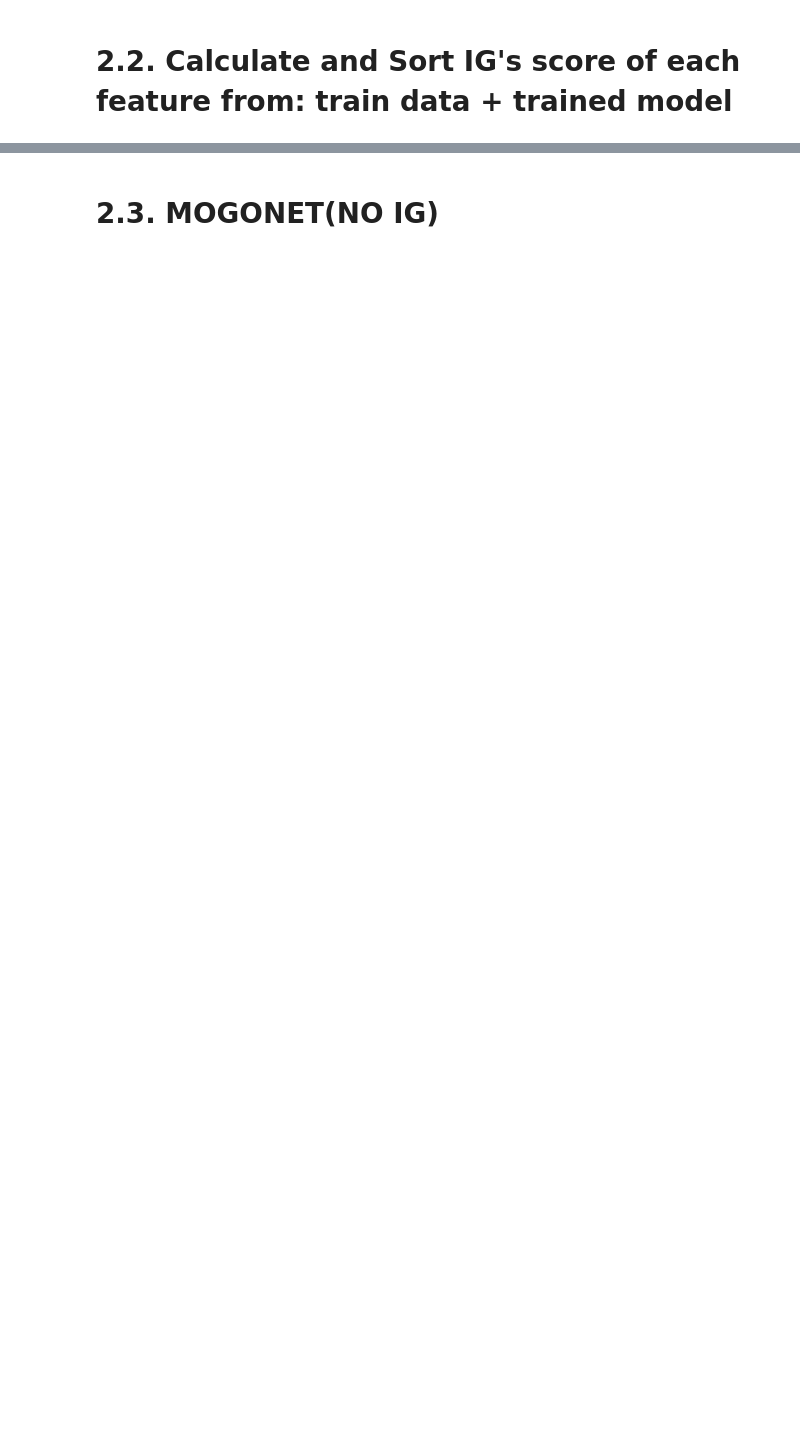
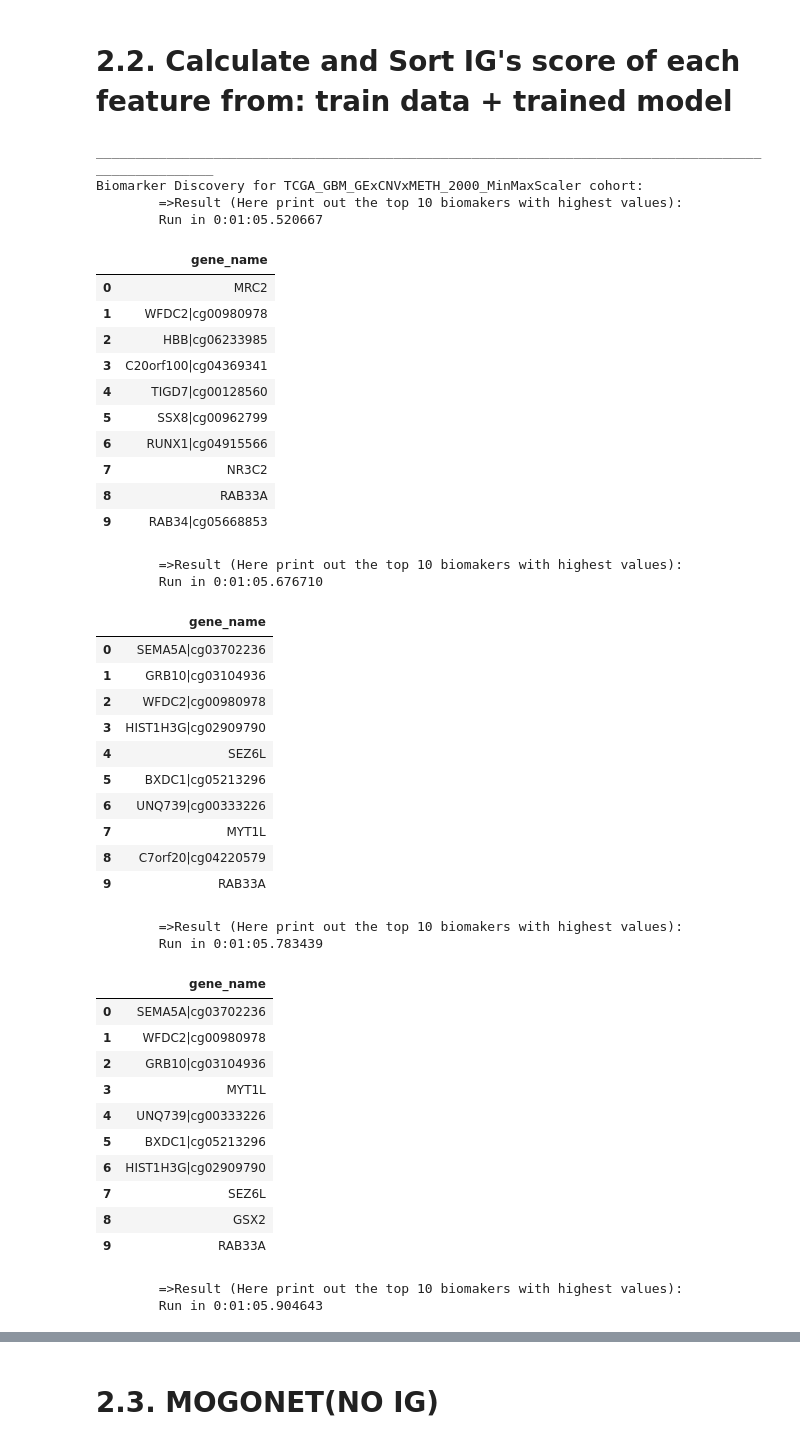
Before and after one commit to t1hachane/nckh_2025, a Jupyter notebook: xai-mmd.ipynb, the cells around one changed output, grey strips where cells are left out. Saved outputs shown, nothing was run; the diff lists cells and outputs as text; code cells hidden in the pictures; blank space fills up the shorter version.

```diff
--- a/xai-mmd.ipynb
+++ b/xai-mmd.ipynb
@@ -145,18 +143,18 @@ idx_list = list(range(1,num_models+1))
 view_list = [1,2,3]
 
 # Hyperparameters
-num_epoch= 1500
+num_epoch= 800
 # lr_e = 1e-4
-lr = 1e-4
+lr = 7.000000000000001e-05
 # dim_he_list=[250,300,150]
 hidden_dim = [1000]
-patience=200
+patience=190
 verbose = False
 
 retrain=True
 bool_using_early_stopping = True
 verbose = False
-print_hyper = True
+print_hyper = False
 Run_MMD = True
 testonly = False
 # %%
@@ -431,7 +429,7 @@ if retrain:
             '{postfix_tr}' '{postfix_te}' '{model_folder_idx}' \
             '{view_list}' '{num_epoch}'  '{lr}'  '{testonly}' \
             '{hidden_dim}' '{print_hyper}' \
-            '{patience}' '{verbose}'
+            '{patience}' '{verbose}' '{model_folder}'
         print('*'*100)
 else:
     model_folder = f'/kaggle/input/{dataset_name}/models'
@@ -698,11 +726,55 @@ def export_biomarker_file(list_concerned_type_baseline, list_concerned_type_data
     print()
     return list_biomakers_file_loc
 # %%
-# list_concerned_type_baseline = ['zeros', 'micro_means', 'macro_means', 'dict_default_micro_means', 'dict_default_macro_means']
-list_concerned_type_baseline = ['zeros']
+list_concerned_type_baseline = ['zeros', 'micro_means', 'macro_means', 'dict_default_micro_means', 'dict_default_macro_means']
+# list_concerned_type_baseline = ['zeros']
 list_concerned_type_data = ['tr']
 list_concerned_num_models = [num_models]
 
 n_steps=100
 
 list_biomakers_file_loc = export_biomarker_file(list_concerned_type_baseline, list_concerned_type_data, list_concerned_num_models, biomarkers_folder, n_steps)
+# %% [output]
+____________________________________________________________________________________________________
+Biomarker Discovery for TCGA_GBM_GExCNVxMETH_2000_MinMaxScaler cohort:
+        =>Result (Here print out the top 10 biomakers with highest values):
+        Run in 0:01:05.520667
+|  | gene_name |
+| 0 | MRC2 |
+| 1 | WFDC2|cg00980978 |
+| 2 | HBB|cg06233985 |
+| 3 | C20orf100|cg04369341 |
+| 4 | TIGD7|cg00128560 |
+| 5 | SSX8|cg00962799 |
+| 6 | RUNX1|cg04915566 |
+| 7 | NR3C2 |
+| 8 | RAB33A |
+| 9 | RAB34|cg05668853 |
+        =>Result (Here print out the top 10 biomakers with highest values):
+        Run in 0:01:05.676710
+|  | gene_name |
+| 0 | SEMA5A|cg03702236 |
+| 1 | GRB10|cg03104936 |
+| 2 | WFDC2|cg00980978 |
+| 3 | HIST1H3G|cg02909790 |
+| 4 | SEZ6L |
+| 5 | BXDC1|cg05213296 |
+| 6 | UNQ739|cg00333226 |
+| 7 | MYT1L |
+| 8 | C7orf20|cg04220579 |
+| 9 | RAB33A |
+        =>Result (Here print out the top 10 biomakers with highest values):
+        Run in 0:01:05.783439
+|  | gene_name |
+| 0 | SEMA5A|cg03702236 |
+| 1 | WFDC2|cg00980978 |
+| 2 | GRB10|cg03104936 |
+| 3 | MYT1L |
+| 4 | UNQ739|cg00333226 |
+| 5 | BXDC1|cg05213296 |
+| 6 | HIST1H3G|cg02909790 |
+| 7 | SEZ6L |
+| 8 | GSX2 |
+| 9 | RAB33A |
+        =>Result (Here print out the top 10 biomakers with highest values):
+        Run in 0:01:05.904643
```
Also changed, not shown: parts of 12 cells of this notebook.
